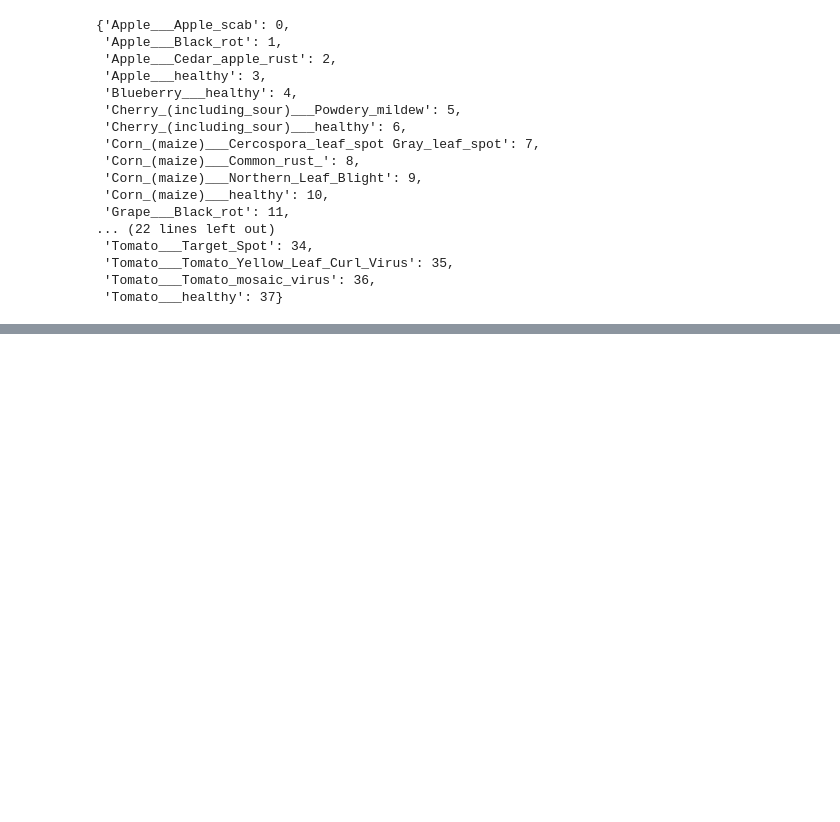
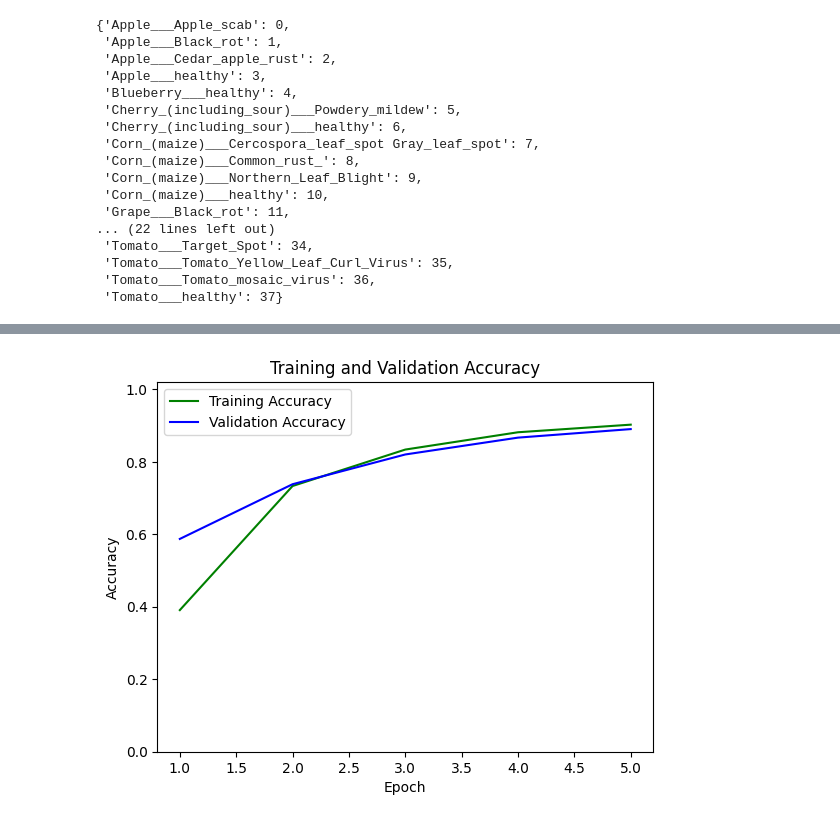
Before and after one commit to nidhiyadav1911/plant-disease-prediction-week-1, a Jupyter notebook: plant_disease_detection_systemc6 (1).ipynb, the cells around one changed output, grey strips where cells are left out. Drawn from its saved outputs; the diff is of its cells as text; code cells hidden in the pictures; blank space fills up the shorter version.

```diff
--- a/plant_disease_detection_systemc6 (1).ipynb
+++ b/plant_disease_detection_systemc6 (1).ipynb
@@ -211,3 +197,14 @@ Model: "sequential"
  Trainable params: 26,125,990 (99.66 MB)
  Non-trainable params: 0 (0.00 B)
 None
+# %%
+from tensorflow.keras.callbacks import EarlyStopping, ModelCheckpoint, ReduceLROnPlateau
+early_stopping = EarlyStopping(monitor='val_loss', patience=15, restore_best_weights=True)
+model_checkpoint = ModelCheckpoint('best_model.keras', monitor='val_loss', save_best_only=True)
+model_ReduceLROnPlateau = ReduceLROnPlateau(monitor='val_loss', factor=0.1, patience=15, min_lr=0.000001)
+
+callbacks = [early_stopping, model_checkpoint, model_ReduceLROnPlateau]
+# %%
+model.compile(loss='categorical_crossentropy', optimizer='Adam', metrics=['accuracy', 'precision', 'recall'])
+# %%
+history = model.fit(train_generator, epochs=5, validation_data=valid_generator, callbacks=callbacks)
@@ -213,0 +222,26 @@ None
+# %%
+import seaborn as sns
+acc = history.history['accuracy']
+val_acc = history.history['val_accuracy']
+
+precision = history.history['precision']
+val_precision = history.history['val_precision']
+
+recall = history.history['recall']
+val_recall = history.history['val_recall']
+
+loss = history.history['loss']
+val_loss = history.history['val_loss']
+
+epochs = range(1, len(loss) + 1)
+# %%
+plt.plot(epochs, acc, color='green', label='Training Accuracy')
+plt.plot(epochs, val_acc, color='blue', label='Validation Accuracy')
+plt.title('Training and Validation Accuracy')
+plt.ylabel('Accuracy')
+plt.xlabel('Epoch')
+plt.legend()
+plt.ylim(0, 1.02)
+plt.show()
+# %% [output]
+[figure, added]
```
Also changed, not shown: parts of 6 cells of this notebook.
